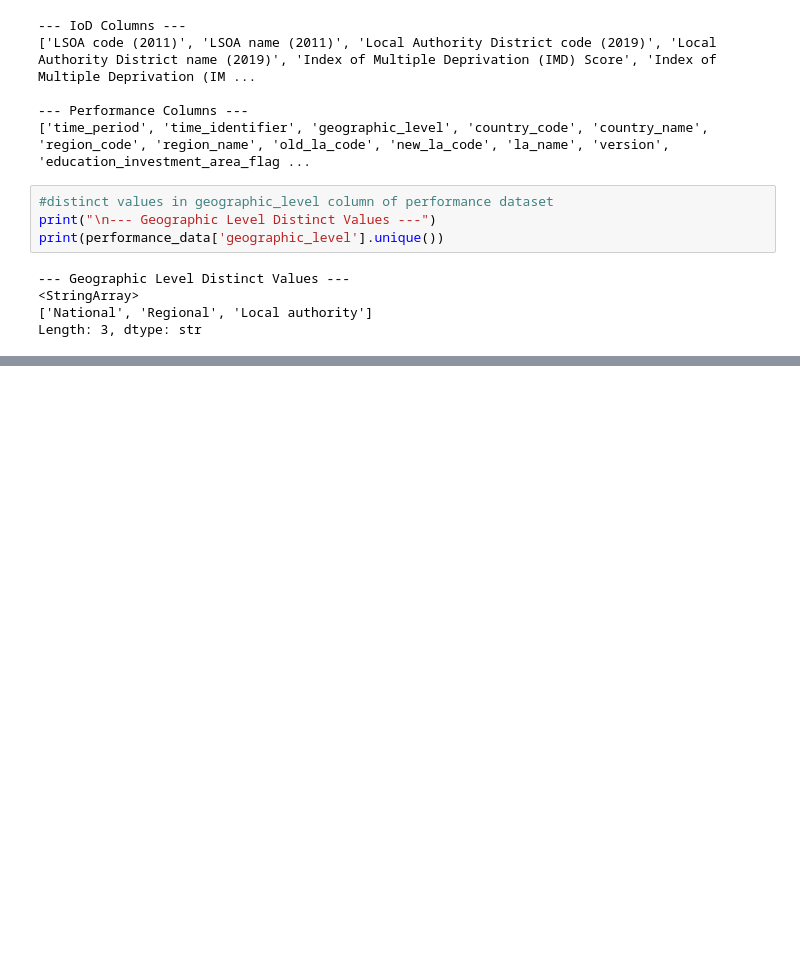
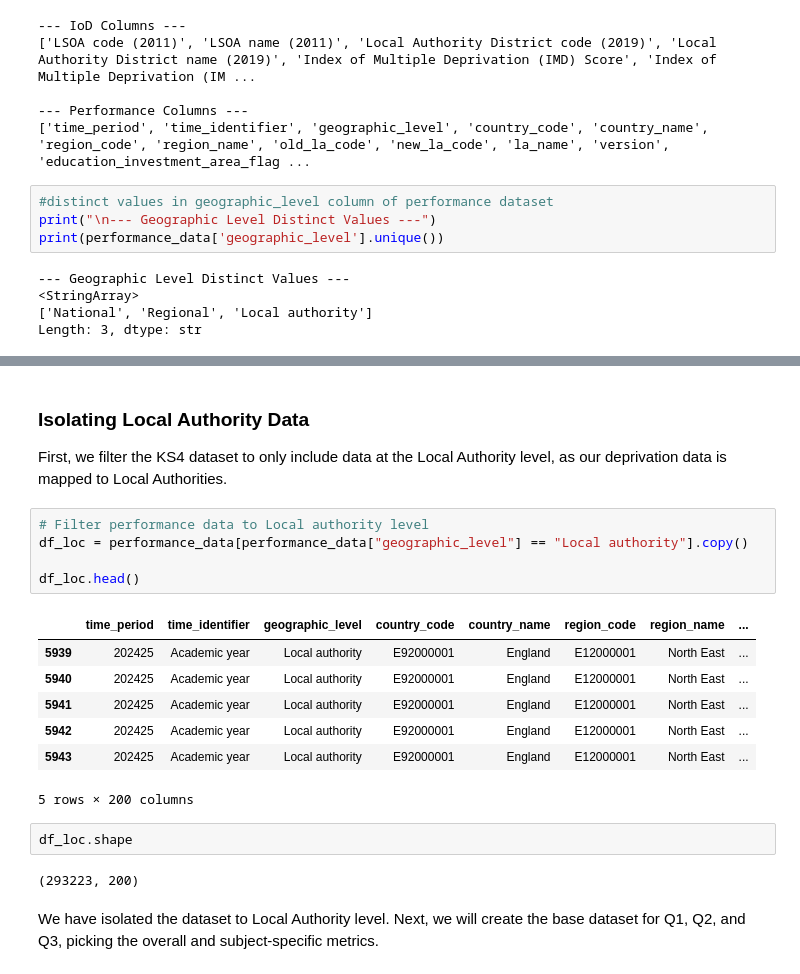
Before and after one commit to AislingLangston/CFG-DS-group-6-2026, a Jupyter notebook: school_performance.ipynb, the cells around one changed output, grey strips where cells are left out. Saved outputs shown, nothing was run; the diff lists cells and outputs as text; blank space fills up the shorter version.

```diff
--- a/school_performance.ipynb
+++ b/school_performance.ipynb
@@ -440,0 +384,23 @@ IOD Missing data summary: 0 total missing values
+# %% [markdown]
+### Isolating Local Authority Data
+
+First, we filter the KS4 dataset to only include data at the Local Authority level, as our deprivation data is mapped to Local Authorities.
+# %%
+# Filter performance data to Local authority level
+df_loc = performance_data[performance_data["geographic_level"] == "Local authority"].copy()
+
+df_loc.head()
+# %% [output]
+|  | time_period | time_identifier | geographic_level | country_code | country_name | region_code | region_name | ... |
+| 5939 | 202425 | Academic year | Local authority | E92000001 | England | E12000001 | North East | ... |
+| 5940 | 202425 | Academic year | Local authority | E92000001 | England | E12000001 | North East | ... |
+| 5941 | 202425 | Academic year | Local authority | E92000001 | England | E12000001 | North East | ... |
+| 5942 | 202425 | Academic year | Local authority | E92000001 | England | E12000001 | North East | ... |
+| 5943 | 202425 | Academic year | Local authority | E92000001 | England | E12000001 | North East | ... |
+5 rows × 200 columns
+# %%
+df_loc.shape
+# %% [output]
+(293223, 200)
+# %% [markdown]
+We have isolated the dataset to Local Authority level. Next, we will create the base dataset for Q1, Q2, and Q3, picking the overall and subject-specific metrics.
```
Also changed, not shown: parts of 48 cells of this notebook, 1 other file.
